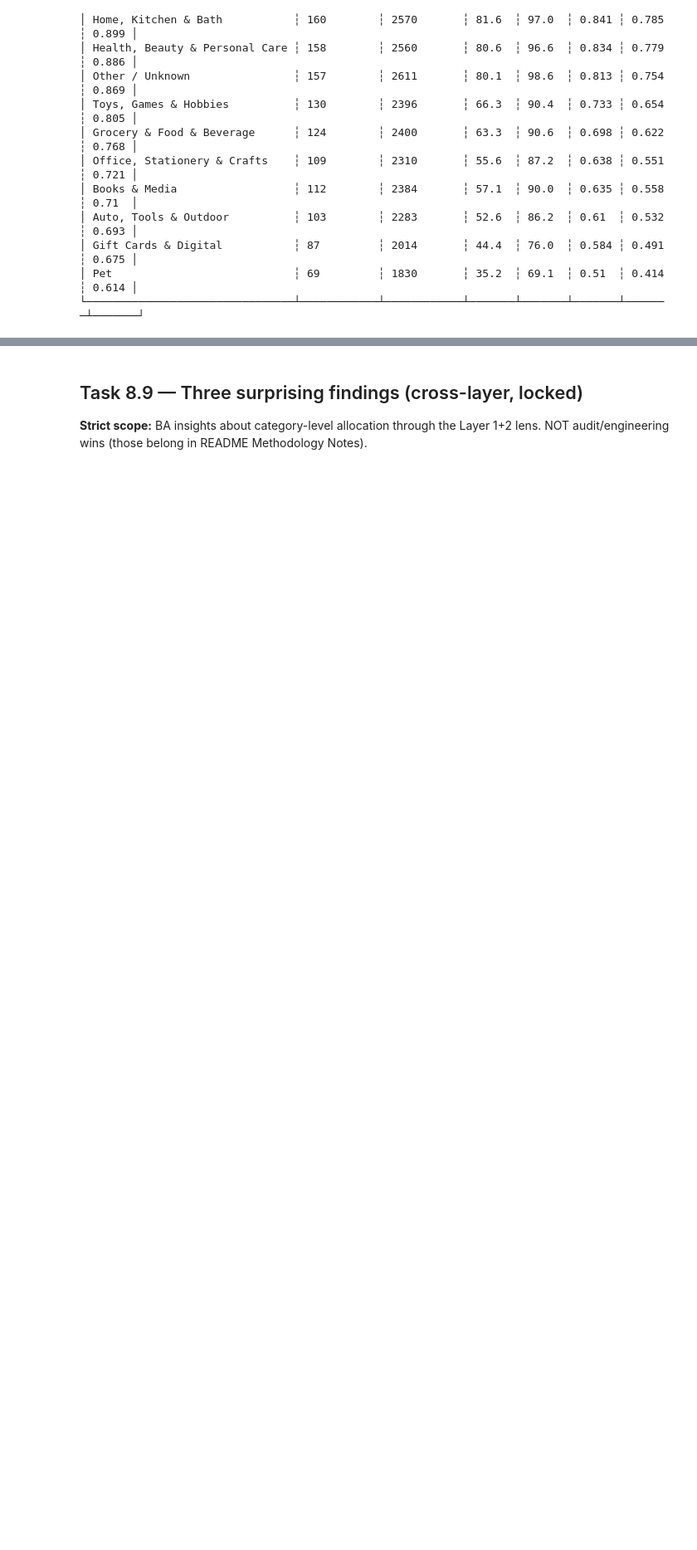
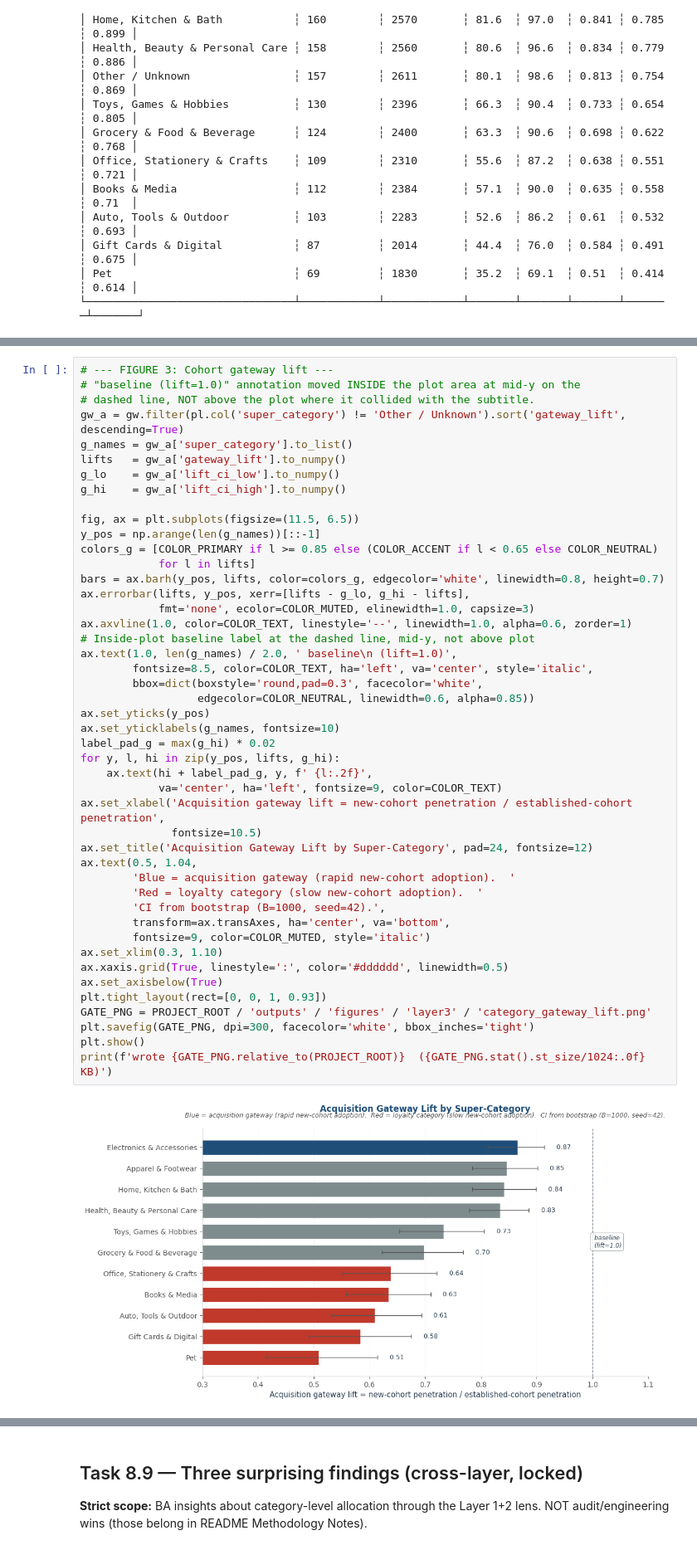
Before and after one commit to lilwan345/amazon-revenue-analytics, a Jupyter notebook: notebooks/03_layer3_allocation.ipynb, the cells around one changed output, grey strips where cells are left out. Shown at 83% size. Cells and saved outputs as stored; diff of their text form; blank space fills up the shorter version.

```diff
--- a/notebooks/03_layer3_allocation.ipynb
+++ b/notebooks/03_layer3_allocation.ipynb
@@ -261,0 +435,48 @@ All 3 generated at 300 DPI; figures regenerate from `outputs/tables/category_*.p
+# %%
+# --- FIGURE 3: Cohort gateway lift ---
+# "baseline (lift=1.0)" annotation moved INSIDE the plot area at mid-y on the
+# dashed line, NOT above the plot where it collided with the subtitle.
+gw_a = gw.filter(pl.col('super_category') != 'Other / Unknown').sort('gateway_lift', descending=True)
+g_names = gw_a['super_category'].to_list()
+lifts   = gw_a['gateway_lift'].to_numpy()
+g_lo    = gw_a['lift_ci_low'].to_numpy()
+g_hi    = gw_a['lift_ci_high'].to_numpy()
+
+fig, ax = plt.subplots(figsize=(11.5, 6.5))
+y_pos = np.arange(len(g_names))[::-1]
+colors_g = [COLOR_PRIMARY if l >= 0.85 else (COLOR_ACCENT if l < 0.65 else COLOR_NEUTRAL)
+            for l in lifts]
+bars = ax.barh(y_pos, lifts, color=colors_g, edgecolor='white', linewidth=0.8, height=0.7)
+ax.errorbar(lifts, y_pos, xerr=[lifts - g_lo, g_hi - lifts],
+            fmt='none', ecolor=COLOR_MUTED, elinewidth=1.0, capsize=3)
+ax.axvline(1.0, color=COLOR_TEXT, linestyle='--', linewidth=1.0, alpha=0.6, zorder=1)
+# Inside-plot baseline label at the dashed line, mid-y, not above plot
+ax.text(1.0, len(g_names) / 2.0, ' baseline\n (lift=1.0)',
+        fontsize=8.5, color=COLOR_TEXT, ha='left', va='center', style='italic',
+        bbox=dict(boxstyle='round,pad=0.3', facecolor='white',
+                  edgecolor=COLOR_NEUTRAL, linewidth=0.6, alpha=0.85))
+ax.set_yticks(y_pos)
+ax.set_yticklabels(g_names, fontsize=10)
+label_pad_g = max(g_hi) * 0.02
+for y, l, hi in zip(y_pos, lifts, g_hi):
+    ax.text(hi + label_pad_g, y, f' {l:.2f}',
+            va='center', ha='left', fontsize=9, color=COLOR_TEXT)
+ax.set_xlabel('Acquisition gateway lift = new-cohort penetration / established-cohort penetration',
+              fontsize=10.5)
+ax.set_title('Acquisition Gateway Lift by Super-Category', pad=24, fontsize=12)
+ax.text(0.5, 1.04,
+        'Blue = acquisition gateway (rapid new-cohort adoption).  '
+        'Red = loyalty category (slow new-cohort adoption).  '
+        'CI from bootstrap (B=1000, seed=42).',
+        transform=ax.transAxes, ha='center', va='bottom',
+        fontsize=9, color=COLOR_MUTED, style='italic')
+ax.set_xlim(0.3, 1.10)
+ax.xaxis.grid(True, linestyle=':', color='#dddddd', linewidth=0.5)
+ax.set_axisbelow(True)
+plt.tight_layout(rect=[0, 0, 1, 0.93])
+GATE_PNG = PROJECT_ROOT / 'outputs' / 'figures' / 'layer3' / 'category_gateway_lift.png'
+plt.savefig(GATE_PNG, dpi=300, facecolor='white', bbox_inches='tight')
+plt.show()
+print(f'wrote {GATE_PNG.relative_to(PROJECT_ROOT)}  ({GATE_PNG.stat().st_size/1024:.0f} KB)')
+# %% [output]
+[figure, added]
```
Also changed, not shown: parts of 5 cells of this notebook, 19 other files.
